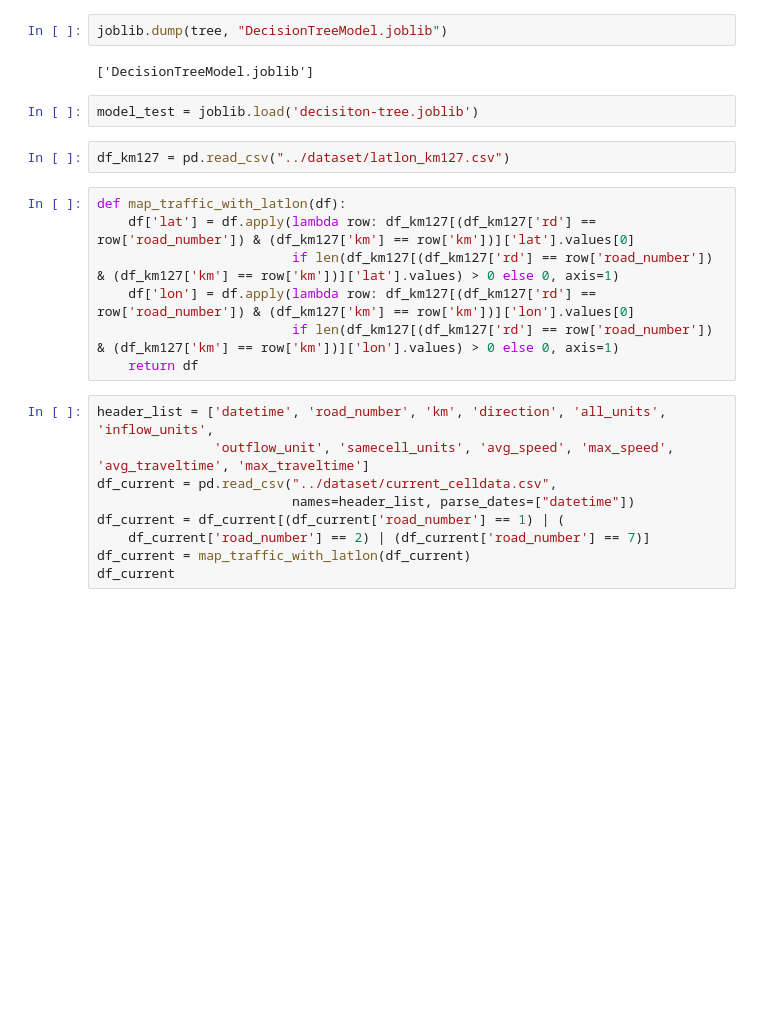
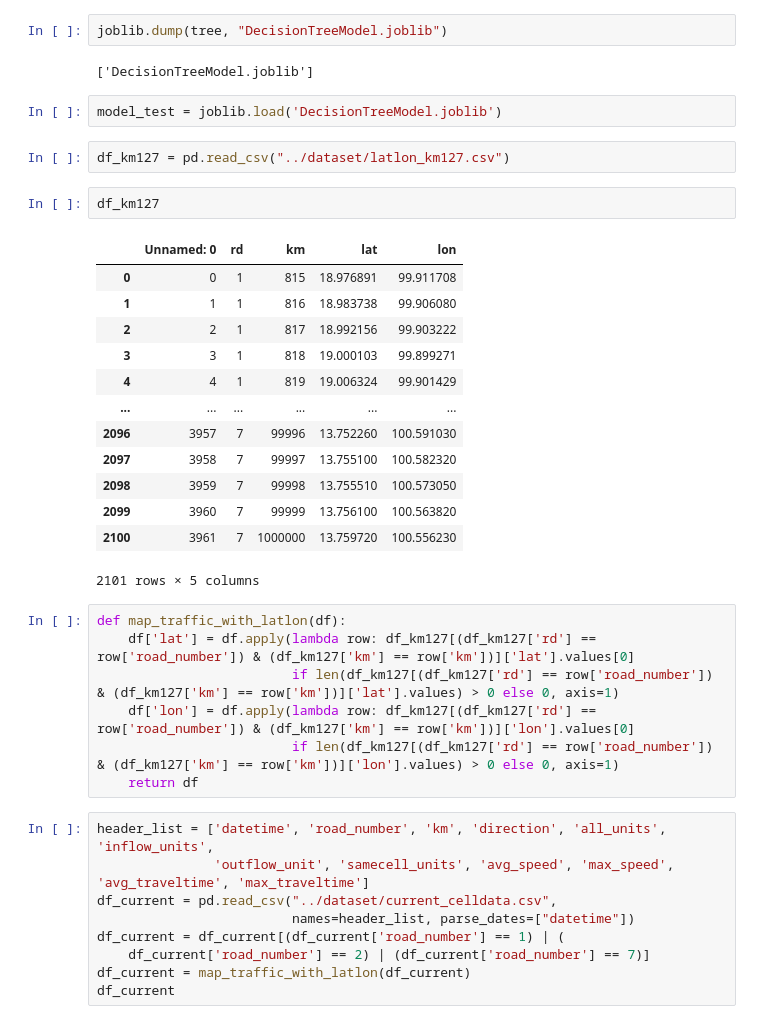
Before and after one commit to Traffic-anomaly-detection/traffic-anomaly-detection, a Jupyter notebook: Models/decision-tree.ipynb, the cells around one changed output. Drawn from its saved outputs; the diff is of its cells as text; blank space fills up the shorter version.

Commit message:
test on flutter

```diff
--- a/Models/decision-tree.ipynb
+++ b/Models/decision-tree.ipynb
@@ -85,9 +146,25 @@ joblib.dump(tree, "DecisionTreeModel.joblib")
 # %% [output]
 ['DecisionTreeModel.joblib']
 # %%
-model_test = joblib.load('decisiton-tree.joblib')
+model_test = joblib.load('DecisionTreeModel.joblib')
 # %%
 df_km127 = pd.read_csv("../dataset/latlon_km127.csv")
+# %%
+df_km127
+# %% [output]
+|  | Unnamed: 0 | rd | km | lat | lon |
+| 0 | 0 | 1 | 815 | 18.976891 | 99.911708 |
+| 1 | 1 | 1 | 816 | 18.983738 | 99.906080 |
+| 2 | 2 | 1 | 817 | 18.992156 | 99.903222 |
+| 3 | 3 | 1 | 818 | 19.000103 | 99.899271 |
+| 4 | 4 | 1 | 819 | 19.006324 | 99.901429 |
+| ... | ... | ... | ... | ... | ... |
+| 2096 | 3957 | 7 | 99996 | 13.752260 | 100.591030 |
+| 2097 | 3958 | 7 | 99997 | 13.755100 | 100.582320 |
+| 2098 | 3959 | 7 | 99998 | 13.755510 | 100.573050 |
+| 2099 | 3960 | 7 | 99999 | 13.756100 | 100.563820 |
+| 2100 | 3961 | 7 | 1000000 | 13.759720 | 100.556230 |
+2101 rows × 5 columns
 # %%
 def map_traffic_with_latlon(df):
     df['lat'] = df.apply(lambda row: df_km127[(df_km127['rd'] == row['road_number']) & (df_km127['km'] == row['km'])]['lat'].values[0]
```
Also changed, not shown: parts of 7 cells of this notebook, 3 other files.
